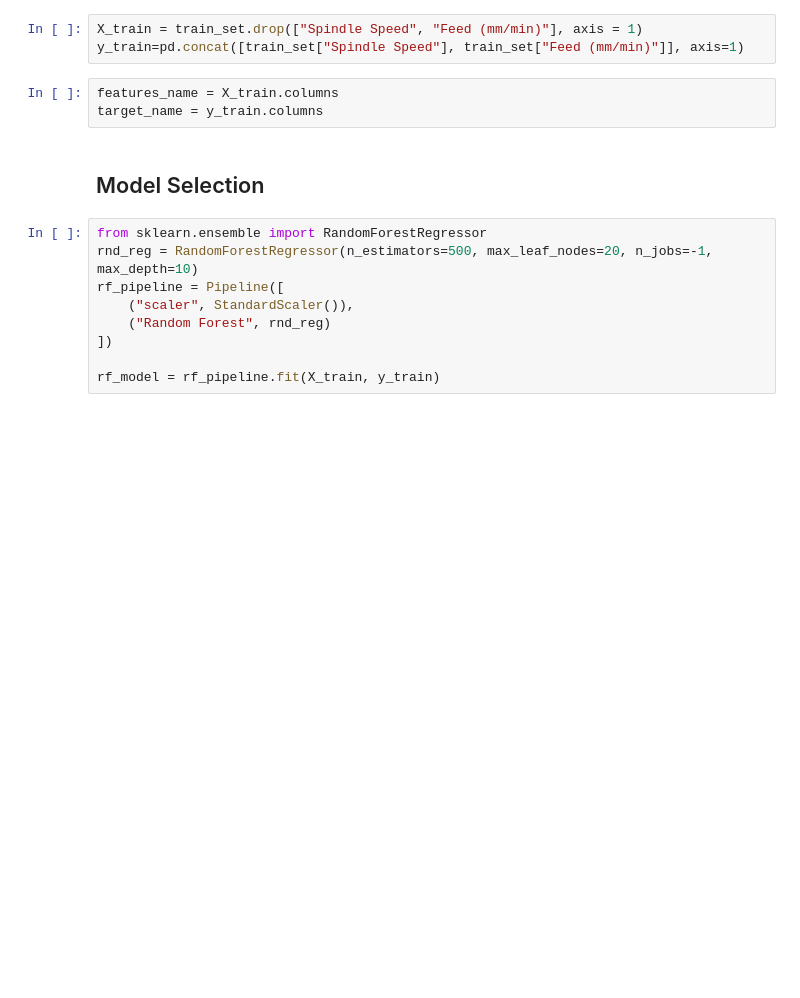
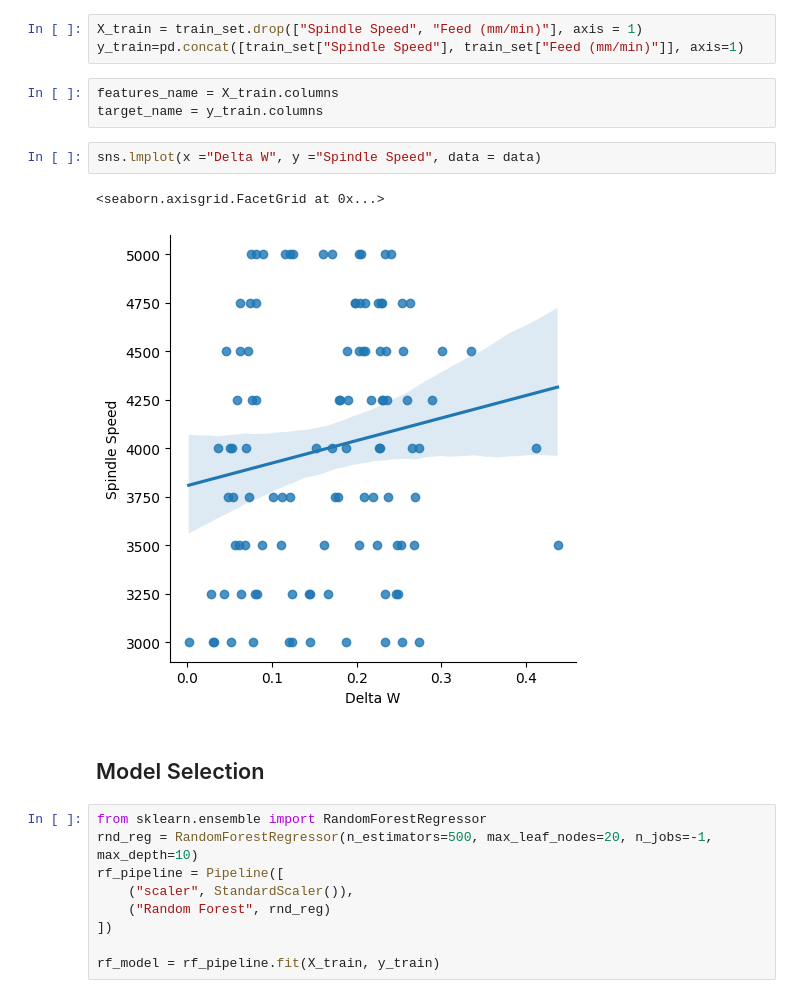
Before and after one commit to VardanMittal/Micromilling_process_optimisation, a Jupyter notebook: main.ipynb, the cells around one changed output. Drawn from its saved outputs; the diff is of its cells as text; blank space fills up the shorter version.

```diff
--- a/main.ipynb
+++ b/main.ipynb
@@ -104,6 +119,11 @@ y_train=pd.concat([train_set["Spindle Speed"], train_set["Feed (mm/min)"]], axis
 # %%
 features_name = X_train.columns
 target_name = y_train.columns
+# %%
+sns.lmplot(x ="Delta W", y ="Spindle Speed", data = data)
+# %% [output]
+<seaborn.axisgrid.FacetGrid at 0x...>
+[figure, added]
 # %% [markdown]
 ## Model Selection
 # %%
```
Also changed, not shown: parts of 26 cells of this notebook, 11 other files.
